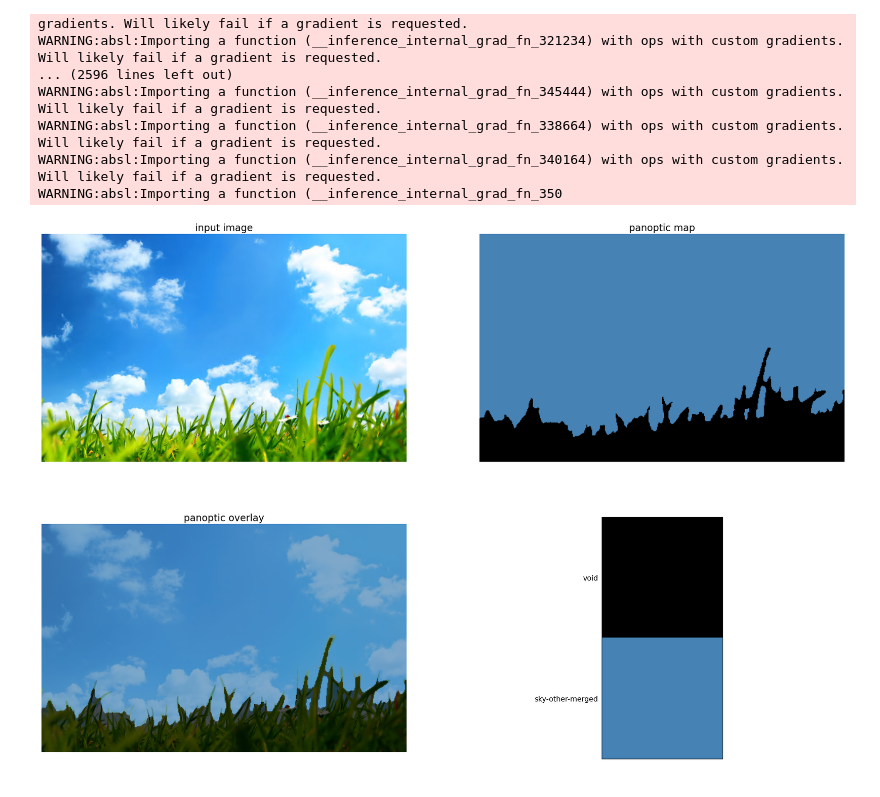
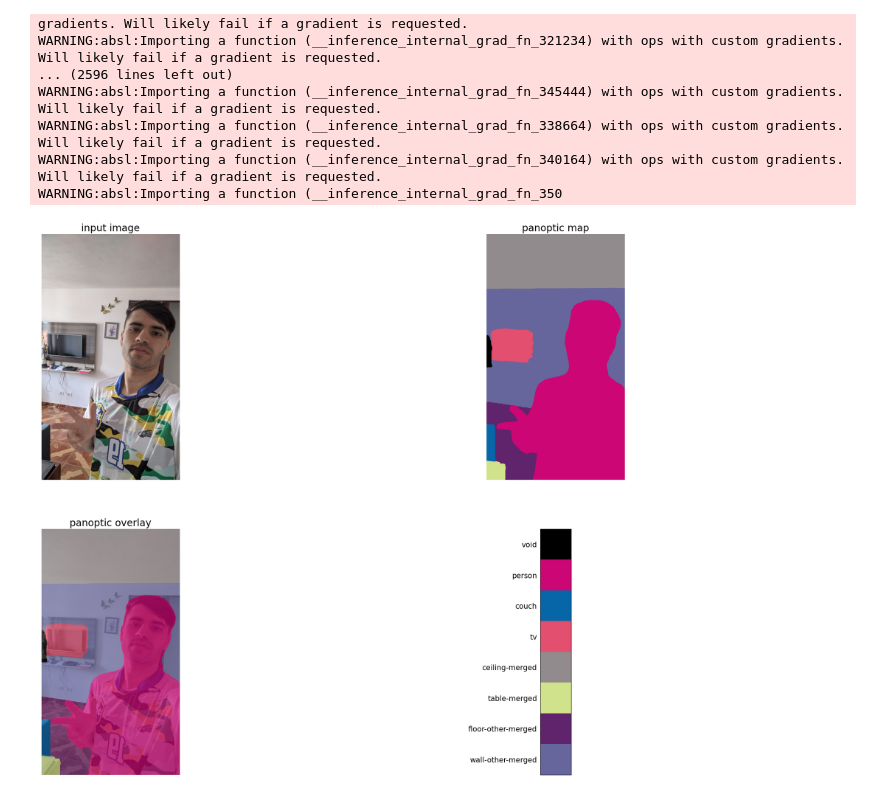
Before and after one commit to gapigo/Machine-Learning-Specialist-DIO, a Jupyter notebook: 7E-AlgoritmosDeProcessamentoDeImagensDigitaisParaDeteccaoDeBordasEmObjetos2D/segmentacao_semantica_com_deep_learning.ipynb, the cells around one changed output. Cells and saved outputs as stored; diff of their text form; code cells hidden in the pictures.

```diff
--- a/7E-AlgoritmosDeProcessamentoDeImagensDigitaisParaDeteccaoDeBordasEmObjetos2D/segmentacao_semantica_com_deep_learning.ipynb
+++ b/7E-AlgoritmosDeProcessamentoDeImagensDigitaisParaDeteccaoDeBordasEmObjetos2D/segmentacao_semantica_com_deep_learning.ipynb
@@ -1031,8 +1031,9 @@ WARNING:absl:Importing a function (__inference_internal_grad_fn_338664) with ops
 WARNING:absl:Importing a function (__inference_internal_grad_fn_340164) with ops with custom gradients. Will likely fail if a gradient is requested.
 WARNING:absl:Importing a function (__inference_internal_grad_fn_350
 # %%
-im = np.array(Image.open("grass.jpg"))
+#im = np.array(Image.open("grass.jpg"))
+im = np.array(Image.open("foto.jpg"))
 output = LOADED_MODEL(tf.cast(im, tf.uint8))
 vis_segmentation(im, output['panoptic_pred'][0], DATASET_INFO)
 # %% [output]
-[figure, old version]
+[figure, new version]
```
Also changed, not shown: 2 other files.
